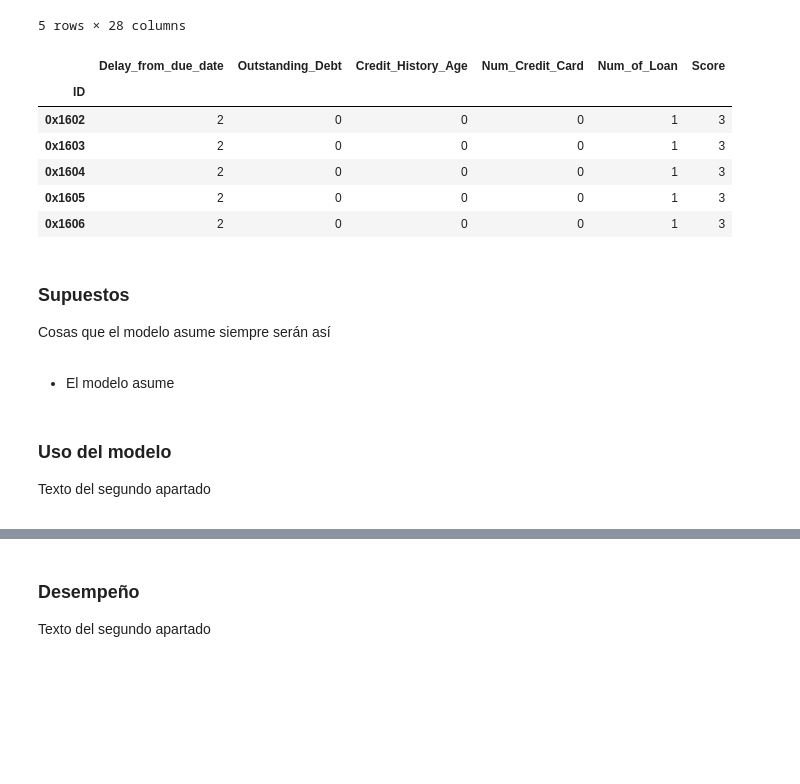
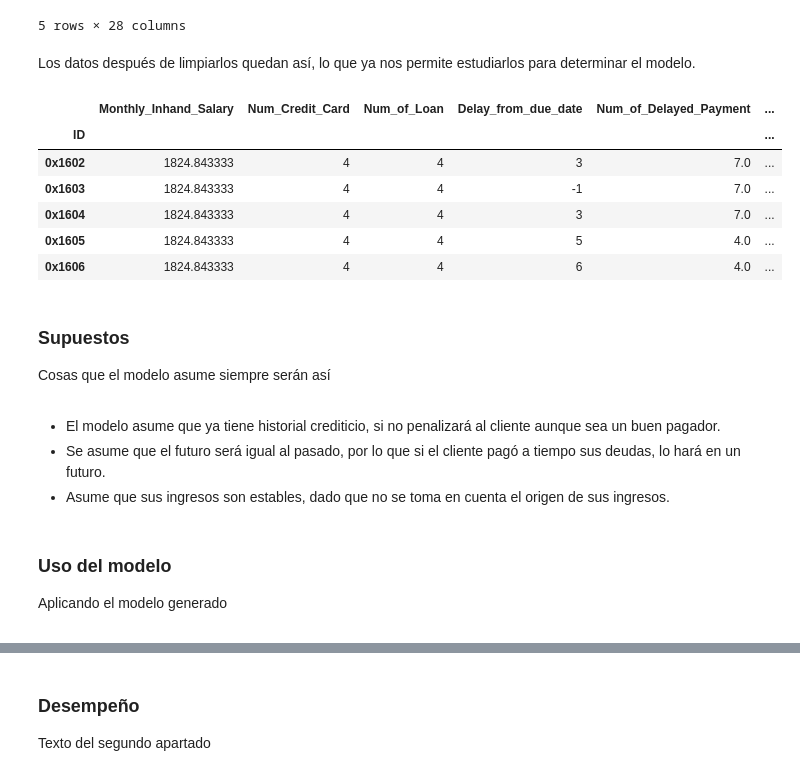
Before and after one commit to MauLTamez/ModelosDeCredito_Proyecto1, a Jupyter notebook: Modelo.ipynb, the cells around one changed output, grey strips where cells are left out. Saved outputs shown, nothing was run; the diff lists cells and outputs as text; code cells hidden in the pictures; blank space fills up the shorter version.

```diff
--- a/Modelo.ipynb
+++ b/Modelo.ipynb
@@ -134,28 +134,30 @@ data.head()
 | 3 | 0x1605 | CUS_0xd40 | April | Aaron Maashoh | 23 | 821-00-0265 | Scientist | 19114.12 | ... |
 | 4 | 0x1606 | CUS_0xd40 | May | Aaron Maashoh | 23 | 821-00-0265 | Scientist | 19114.12 | ... |
 5 rows × 28 columns
+# %% [markdown]
+Los datos después de limpiarlos quedan así, lo que ya nos permite estudiarlos para determinar el modelo.
 # %%
 data_clean = clean(data)
-selected_data = data_clean[['Delay_from_due_date','Outstanding_Debt','Credit_History_Age','Num_Credit_Card','Num_of_Loan','Score']]
-bracketed = bracketed_data(selected_data)
-bracketed.head()
+data_clean.head()
 # %% [output]
-|  | Delay_from_due_date | Outstanding_Debt | Credit_History_Age | Num_Credit_Card | Num_of_Loan | Score |
-| ID |  |  |  |  |  |  |
-| 0x1602 | 2 | 0 | 0 | 0 | 1 | 3 |
-| 0x1603 | 2 | 0 | 0 | 0 | 1 | 3 |
-| 0x1604 | 2 | 0 | 0 | 0 | 1 | 3 |
-| 0x1605 | 2 | 0 | 0 | 0 | 1 | 3 |
-| 0x1606 | 2 | 0 | 0 | 0 | 1 | 3 |
+|  | Monthly_Inhand_Salary | Num_Credit_Card | Num_of_Loan | Delay_from_due_date | Num_of_Delayed_Payment | ... |
+| ID |  |  |  |  |  | ... |
+| 0x1602 | 1824.843333 | 4 | 4 | 3 | 7.0 | ... |
+| 0x1603 | 1824.843333 | 4 | 4 | -1 | 7.0 | ... |
+| 0x1604 | 1824.843333 | 4 | 4 | 3 | 7.0 | ... |
+| 0x1605 | 1824.843333 | 4 | 4 | 5 | 4.0 | ... |
+| 0x1606 | 1824.843333 | 4 | 4 | 6 | 4.0 | ... |
 # %% [markdown]
 <div id='model.2'/>
 
 ### Supuestos
 Cosas que el modelo asume siempre serán así
-# %% [markdown]
-- El modelo asume
+# %% [markdown]
+- El modelo asume que ya tiene historial crediticio, si no penalizará al cliente aunque sea un buen pagador.
+- Se asume que el futuro será igual al pasado, por lo que si el cliente pagó a tiempo sus deudas, lo hará en un futuro.
+- Asume que sus ingresos son estables, dado que no se toma en cuenta el origen de sus ingresos.
 # %% [markdown]
 <div id='model.3'/>
 
 ### Uso del modelo
-Texto del segundo apartado
+Aplicando el modelo generado
```
Also changed, not shown: parts of 2 cells of this notebook, 1 other file.
